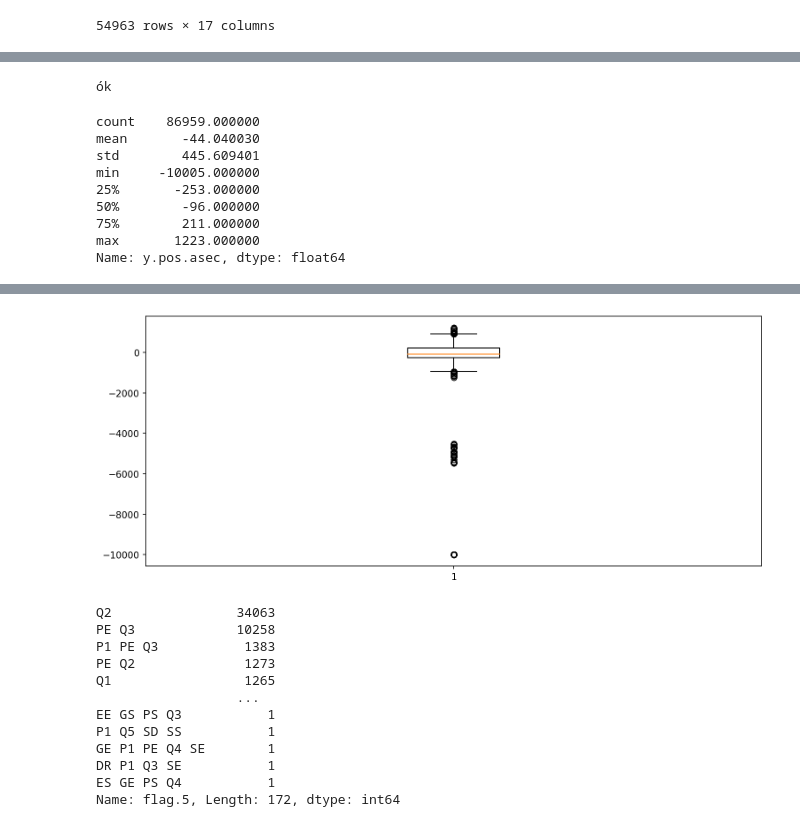
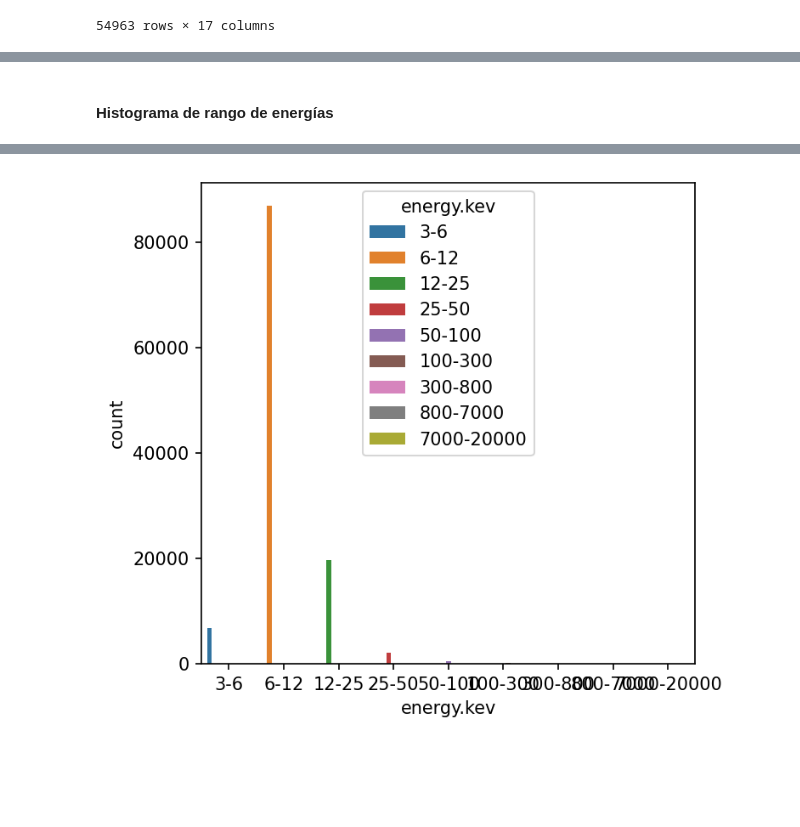
Before and after one commit to Exploratory-Data-Analiysis/Exam_1, a Jupyter notebook: ParcialFC.ipynb, the cells around one changed output, grey strips where cells are left out. Drawn from its saved outputs; the diff is of its cells as text; code cells hidden in the pictures; blank space fills up the shorter version.

```diff
--- a/ParcialFC.ipynb
+++ b/ParcialFC.ipynb
@@ -153,38 +120,16 @@ ok
+# %% [markdown]
+#### Histograma de rango de energías
 # %%
 #### To Do: Estadística con los datos
 
-energy = df['energy.kev'] == '6-12' # Se filtra por rango de energias
+energy = df['energy.kev'] == '12-25' # Se filtra por rango de energias
 dfenergy = df[energy]
 
 datos = dfenergy['y.pos.asec']
 datos.describe()
 
-plt.figure(figsize=(12,5), dpi = 150)
-plt.boxplot(datos)
 
-
-# plt.hist(datos, bins = 40, alpha = 0.7)
-# plt.plot(dfenergy['x.pos.asec'], dfenergy['y.pos.asec'], 'o', markersize=0.3, label='Datos')
-# plt.grid()
-
-# plt.figure(figsize=(10,7), dpi = 150)
-# sns.kdeplot(x=dfenergy['x.pos.asec'], y=dfenergy['y.pos.asec'])
-
-# sns.pairplot(dfenergy[['x.pos.asec', 'y.pos.asec']], kind='kde')
-
-
-
-print('ók')
-
-dfenergy['y.pos.asec'].describe()
+plt.figure(figsize=(5,5), dpi = 150)
+sns.countplot(data=df.sort_values('Eprom.kev'), x="energy.kev", hue='energy.kev')
+df.describe()
 # %% [output]
-ók
-count    86959.000000
-mean       -44.040030
-std        445.609401
-min     -10005.000000
-25%       -253.000000
-50%        -96.000000
-75%        211.000000
-max       1223.000000
-Name: y.pos.asec, dtype: float64
@@ -191,24 +145 @@ Name: y.pos.asec, dtype: float64
-[figure, old version]
+[figure, new version]
-# %%
-### ???
-
-F1 = pd.DataFrame(df['flag.1'].value_counts(), columns=['flag.1'])
-F2 = pd.DataFrame(df['flag.2'].value_counts(), columns=['flag.2'])
-F3 = pd.DataFrame(df['flag.3'].value_counts(), columns=['flag.3'])
-F4 = pd.DataFrame(df['flag.4'].value_counts(), columns=['flag.4'])
-F5 = pd.DataFrame(df['flag.5'].value_counts(), columns=['flag.5'])
-
-df['flag.5'].value_counts()
-# %% [output]
-Q2                34063
-PE Q3             10258
-P1 PE Q3           1383
-PE Q2              1273
-Q1                 1265
-                  ...
-EE GS PS Q3           1
-P1 Q5 SD SS           1
-GE P1 PE Q4 SE        1
-DR P1 Q3 SE           1
-ES GE PS Q4           1
-Name: flag.5, Length: 172, dtype: int64
```
Also changed, not shown: parts of 10 cells of this notebook.
